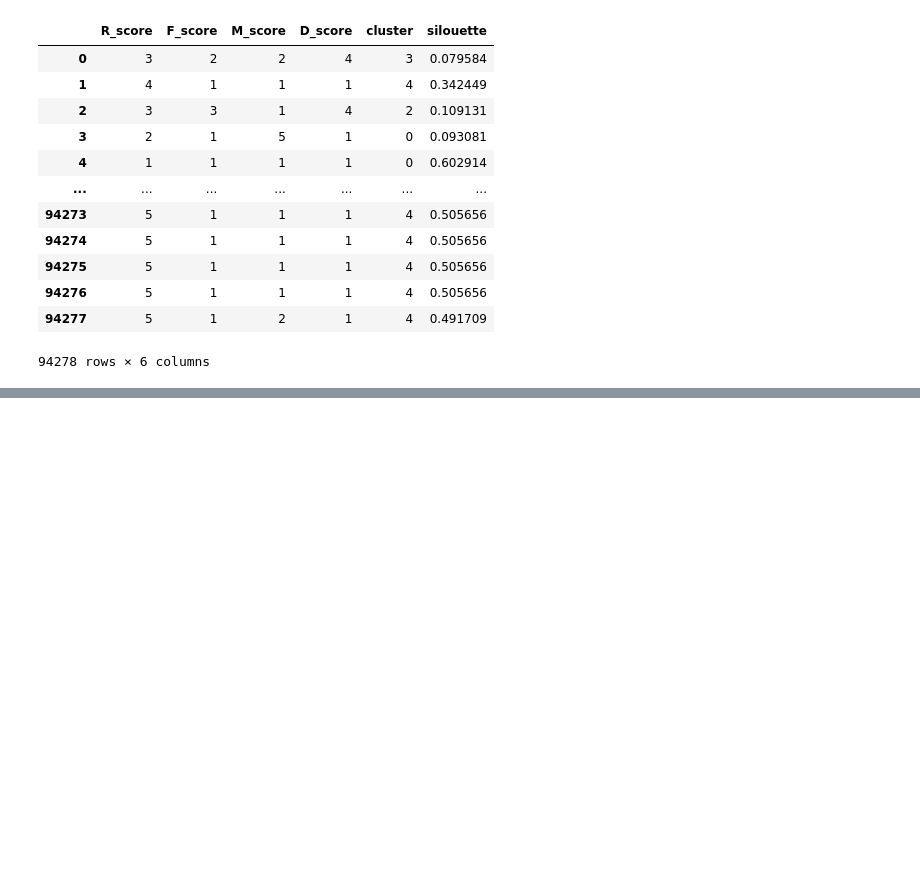
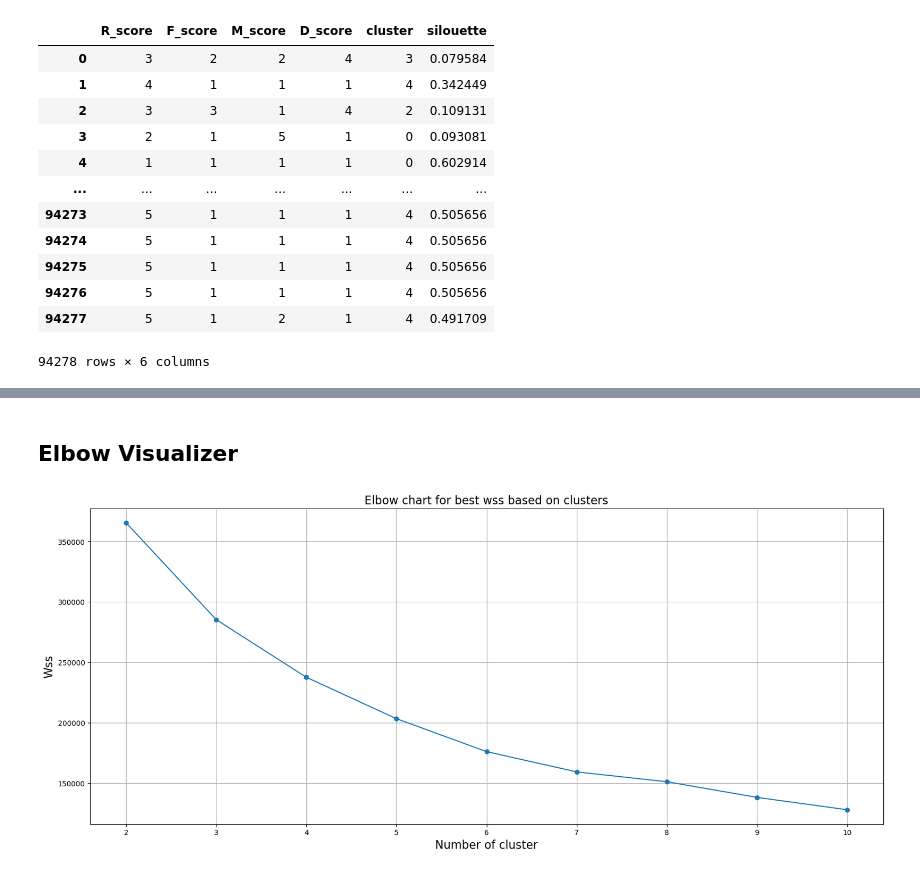
Before and after one commit to nobleyam/Customer-Behavioral-Segmentation-and-Profiling, a Jupyter notebook: final prap.ipynb, the cells around one changed output, grey strips where cells are left out. Drawn from its saved outputs; the diff is of its cells as text; code cells hidden in the pictures; blank space fills up the shorter version.

```diff
--- a/final prap.ipynb
+++ b/final prap.ipynb
@@ -717,7 +717,7 @@ from sklearn.cluster import KMeans
 from sklearn.metrics import silhouette_samples, silhouette_score
 
 
-km_model = KMeans(n_clusters=5,init='k-means++',n_init='auto', algorithm='lloyd', max_iter=300, random_state=111, tol=.0001, verbose=100 )
+km_model = KMeans(n_clusters=5, random_state=111 )
 
 km_model.fit(X)
 
@@ -763,0 +763,19 @@ kmeans_data
+# %% [markdown]
+## Elbow Visualizer
+# %%
+cluseter_range = range(2, 11)
+wss = []
+for n_cluser in cluseter_range:
+    model = KMeans(n_clusters=n_cluser, random_state=111)
+    model.fit(X)
+    wss.append(model.inertia_)
+
+plt.figure(figsize=(20,8))
+plt.plot(cluseter_range, wss, marker='o')
+plt.title('Elbow chart for best wss based on clusters', fontsize=16)
+plt.xlabel('Number of cluster', fontsize= 16)
+plt.ylabel('Wss', fontsize= 16)
+plt.grid(True)
+plt.show;
+# %% [output]
+[figure, added]
```
Also changed, not shown: parts of 5 cells of this notebook.
